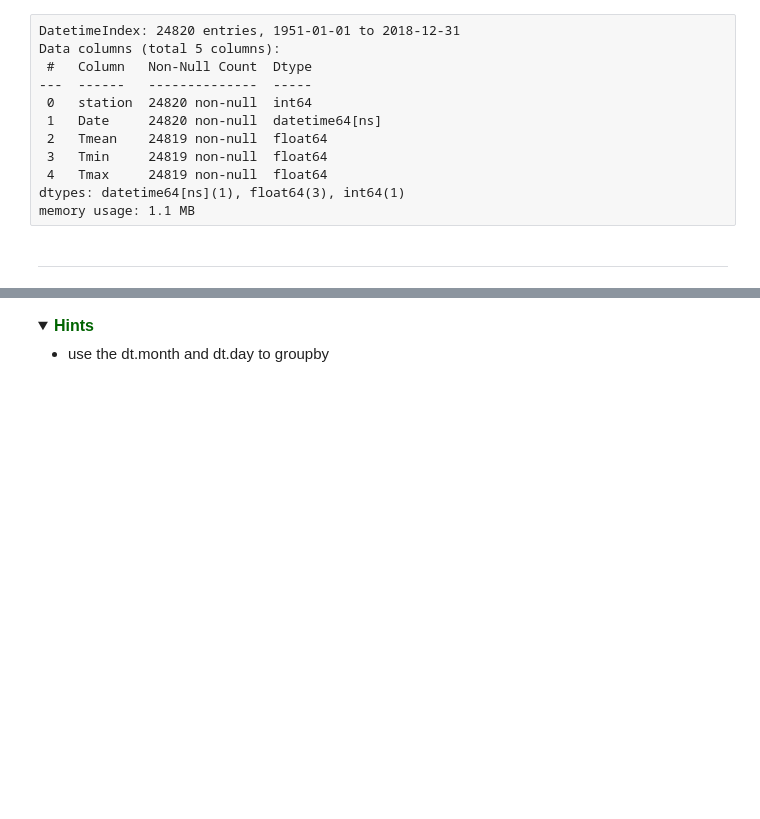
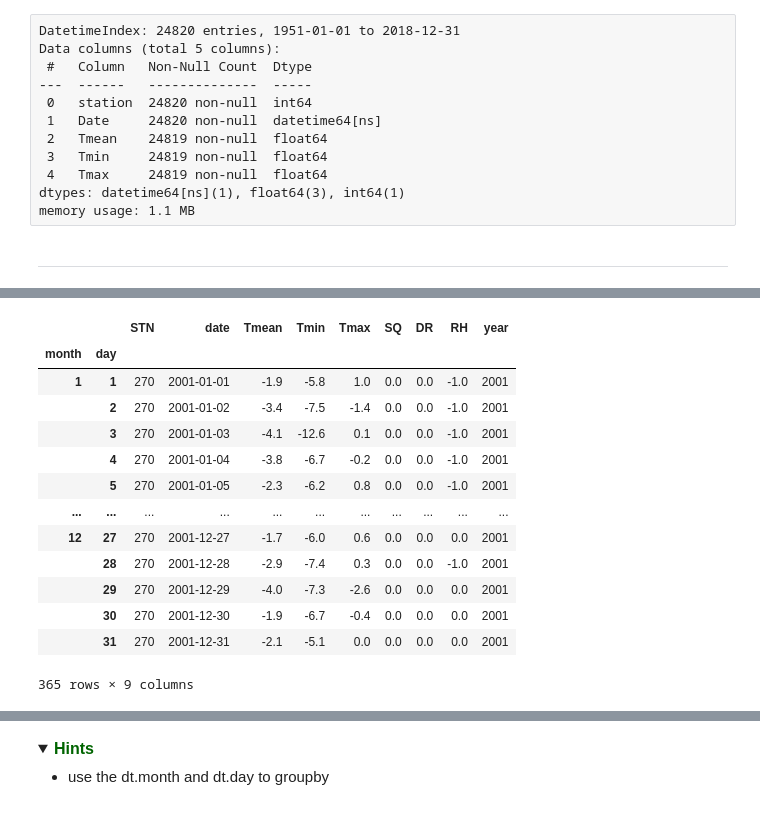
Before and after one commit to CharmingChocobo/PROG1, a Jupyter notebook: assessments/Assignment_week_04a.ipynb, the cells around one changed output, grey strips where cells are left out. Cells and saved outputs as stored; diff of their text form; code cells hidden in the pictures; folded sections open; blank space fills up the shorter version.

```diff
--- a/assessments/Assignment_week_04a.ipynb
+++ b/assessments/Assignment_week_04a.ipynb
@@ -298,0 +351,17 @@ Next we need for the non 2018 data the minimum values for each day and the maxim
+# %%
+df_test.groupby(['month', 'day']).min()
+# %% [output]
+|  |  | STN | date | Tmean | Tmin | Tmax | SQ | DR | RH | year |
+| month | day |  |  |  |  |  |  |  |  |  |
+| 1 | 1 | 270 | 2001-01-01 | -1.9 | -5.8 | 1.0 | 0.0 | 0.0 | -1.0 | 2001 |
+|  | 2 | 270 | 2001-01-02 | -3.4 | -7.5 | -1.4 | 0.0 | 0.0 | -1.0 | 2001 |
+|  | 3 | 270 | 2001-01-03 | -4.1 | -12.6 | 0.1 | 0.0 | 0.0 | -1.0 | 2001 |
+|  | 4 | 270 | 2001-01-04 | -3.8 | -6.7 | -0.2 | 0.0 | 0.0 | -1.0 | 2001 |
+|  | 5 | 270 | 2001-01-05 | -2.3 | -6.2 | 0.8 | 0.0 | 0.0 | -1.0 | 2001 |
+| ... | ... | ... | ... | ... | ... | ... | ... | ... | ... | ... |
+| 12 | 27 | 270 | 2001-12-27 | -1.7 | -6.0 | 0.6 | 0.0 | 0.0 | 0.0 | 2001 |
+|  | 28 | 270 | 2001-12-28 | -2.9 | -7.4 | 0.3 | 0.0 | 0.0 | -1.0 | 2001 |
+|  | 29 | 270 | 2001-12-29 | -4.0 | -7.3 | -2.6 | 0.0 | 0.0 | 0.0 | 2001 |
+|  | 30 | 270 | 2001-12-30 | -1.9 | -6.7 | -0.4 | 0.0 | 0.0 | 0.0 | 2001 |
+|  | 31 | 270 | 2001-12-31 | -2.1 | -5.1 | 0.0 | 0.0 | 0.0 | 0.0 | 2001 |
+365 rows × 9 columns
```
Also changed, not shown: parts of 28 cells of this notebook.
